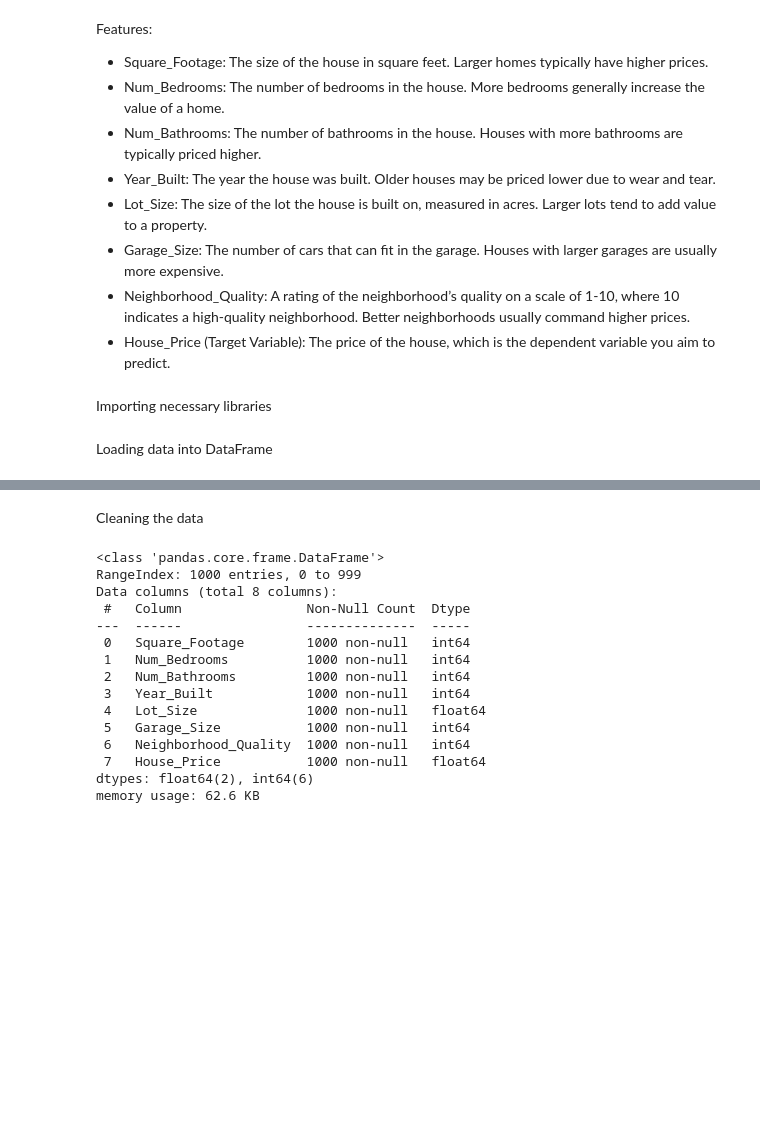
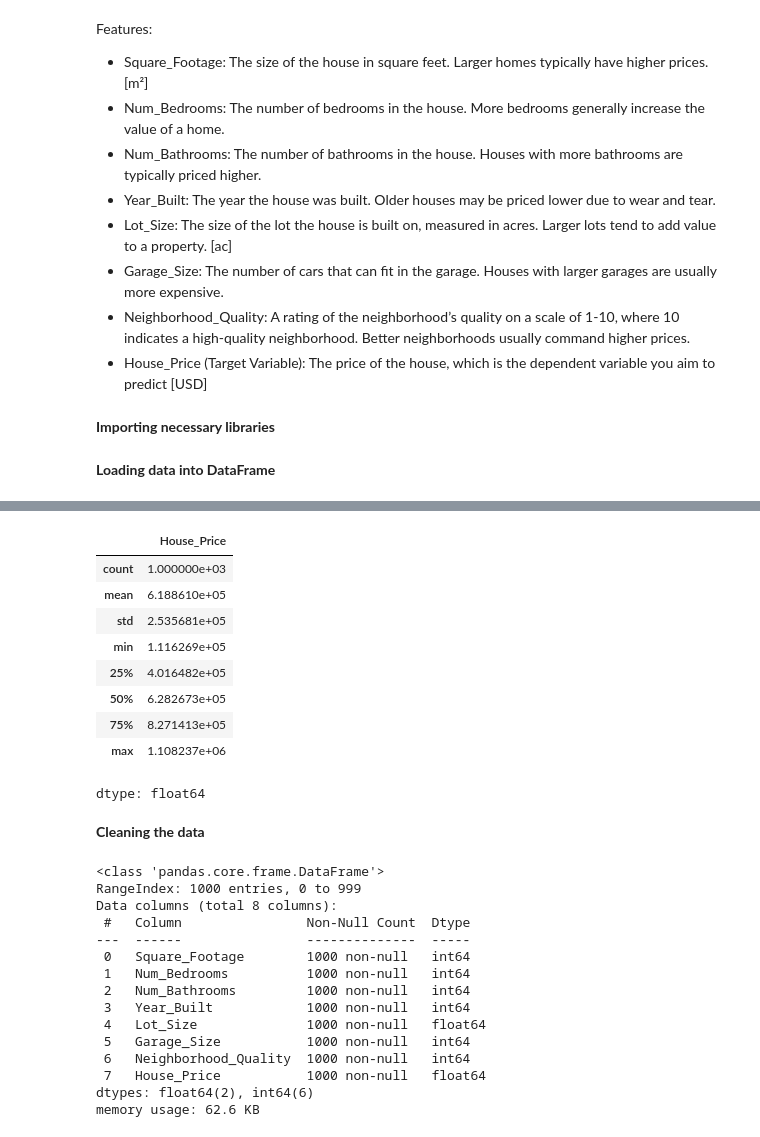
Before and after one commit to cookiesx123/house-price-pred, a Jupyter notebook: house_price_regression.ipynb, the cells around one changed output, grey strips where cells are left out. Saved outputs shown, nothing was run; the diff lists cells and outputs as text; code cells hidden in the pictures; blank space fills up the shorter version.

```diff
--- a/house_price_regression.ipynb
+++ b/house_price_regression.ipynb
@@ -6,16 +7,16 @@
 # %% [markdown]
 Features:
 
-- Square_Footage: The size of the house in square feet. Larger homes typically have higher prices.
+- Square_Footage: The size of the house in square feet. Larger homes typically have higher prices. [m²]
 - Num_Bedrooms: The number of bedrooms in the house. More bedrooms generally increase the value of a home.
 - Num_Bathrooms: The number of bathrooms in the house. Houses with more bathrooms are typically priced higher.
 - Year_Built: The year the house was built. Older houses may be priced lower due to wear and tear.
-- Lot_Size: The size of the lot the house is built on, measured in acres. Larger lots tend to add value to a property.
+- Lot_Size: The size of the lot the house is built on, measured in acres. Larger lots tend to add value to a property. [ac]
 - Garage_Size: The number of cars that can fit in the garage. Houses with larger garages are usually more expensive.
 - Neighborhood_Quality: A rating of the neighborhood’s quality on a scale of 1-10, where 10 indicates a high-quality neighborhood. Better neighborhoods usually command higher prices.
-- House_Price (Target Variable): The price of the house, which is the dependent variable you aim to predict.
+- House_Price (Target Variable): The price of the house, which is the dependent variable you aim to predict [USD]
 # %% [markdown]
-Importing necessary libraries
+**Importing necessary libraries**
 # %%
 import pandas as pd
 from sklearn import tree
@@ -24,7 +25,7 @@ import seaborn as sns
 from sklearn.linear_model import LinearRegression
 from sklearn.model_selection import train_test_split
 # %% [markdown]
-Loading data into DataFrame
+**Loading data into DataFrame**
 # %%
 df = pd.read_csv('house_price_regression_dataset.csv')
 df.head()
@@ -35,8 +36,21 @@ df.head()
 | 2 | 3592 | 1 | 2 | 2016 | 3.634823 | 0 | 9 | ... |
 | 3 | 966 | 1 | 2 | 1977 | 2.730667 | 1 | 8 | ... |
 | 4 | 4926 | 2 | 1 | 1993 | 4.699073 | 0 | 8 | ... |
+# %%
+df['House_Price'].describe()
+# %% [output]
+|  | House_Price |
+| count | 1.000000e+03 |
+| mean | 6.188610e+05 |
+| std | 2.535681e+05 |
+| min | 1.116269e+05 |
+| 25% | 4.016482e+05 |
+| 50% | 6.282673e+05 |
+| 75% | 8.271413e+05 |
+| max | 1.108237e+06 |
+dtype: float64
 # %% [markdown]
-Cleaning the data
+**Cleaning the data**
 # %%
 df.info()
 # %% [output]
```
Also changed, not shown: parts of 8 cells of this notebook.
